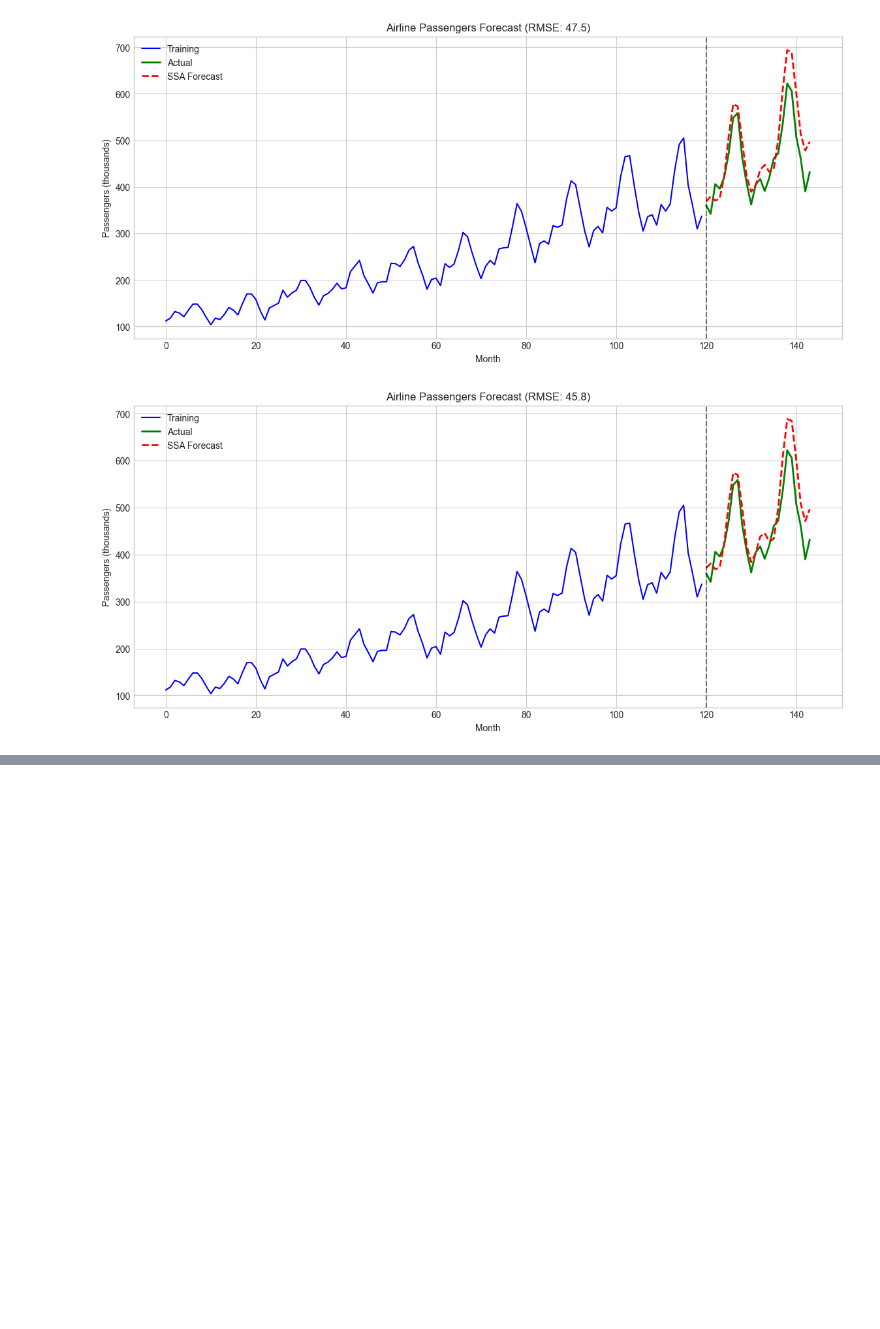
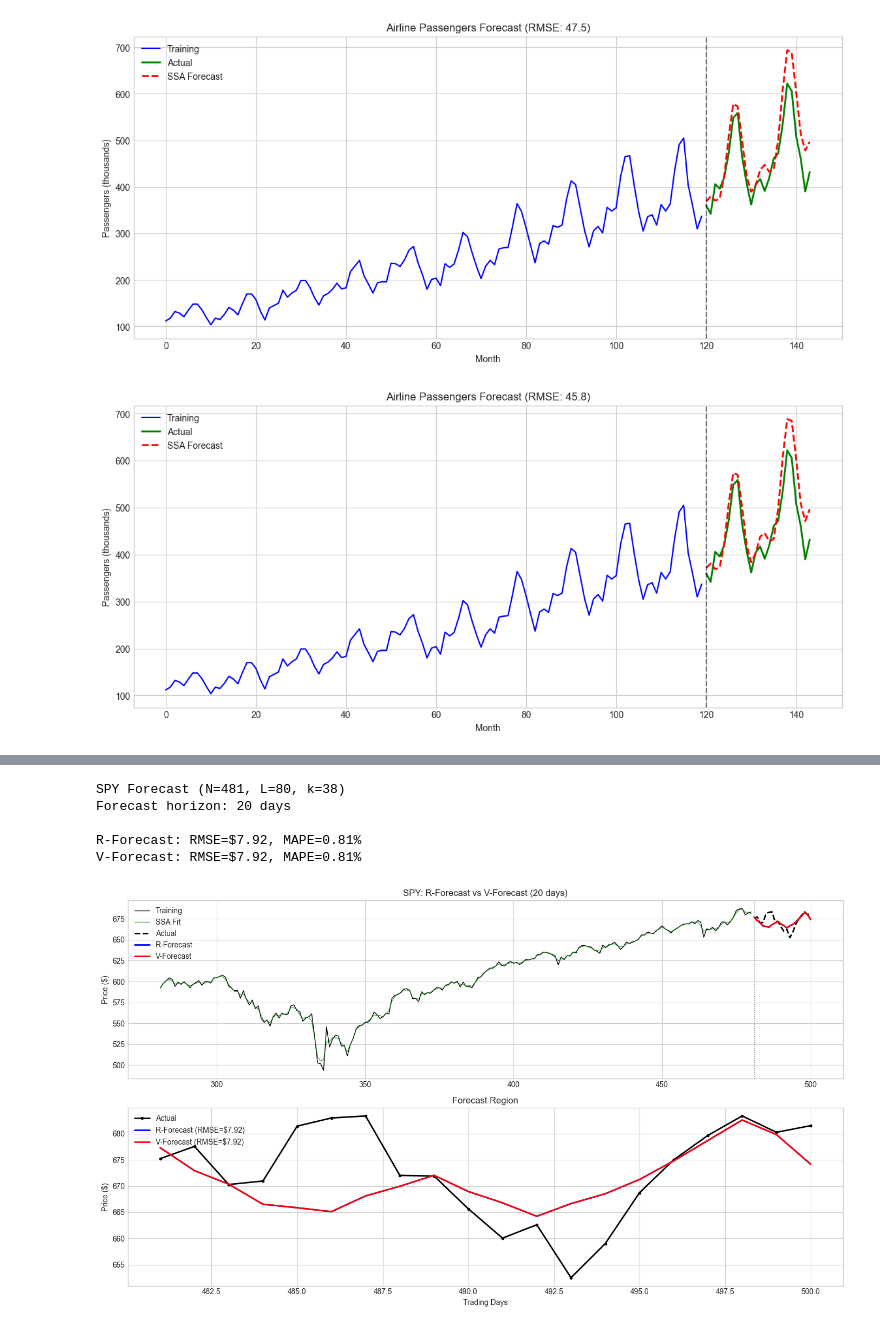
Before and after one commit to Tugbars/Singular-Spectrum-Analysis, a Jupyter notebook: MKL/py/ssa_demo.ipynb, the cells around one changed output, grey strips where cells are left out. Cells and saved outputs as stored; diff of their text form; code cells hidden in the pictures; blank space fills up the shorter version.

```diff
--- a/MKL/py/ssa_demo.ipynb
+++ b/MKL/py/ssa_demo.ipynb
@@ -684,0 +747,76 @@ Top 7 components: 99.6%
+# %%
+import yfinance as yf
+from ssa_wrapper import SSA
+
+# Download SPY data
+ticker = yf.Ticker("SPY")
+df = ticker.history(period="2y")
+prices = df['Close'].values
+
+N = len(prices)
+n_forecast = 20  # ~1 months ahead
+train_end = N - n_forecast
+x_train = prices[:train_end]
+x_true = prices[train_end:]
+
+# SSA decomposition
+L = 80  # ~6 months window
+k = 38
+ssa = SSA(x_train, L=L)
+ssa.decompose(k=k)
+
+group = list(range(k))
+reconstructed = ssa.reconstruct(group)
+
+# Forecast with both methods
+r_forecast = ssa.forecast(group, n_forecast)
+v_forecast = ssa.vforecast(group, n_forecast)
+
+# Compute errors
+def rmse(true, pred):
+    return np.sqrt(np.mean((true - pred)**2))
+
+def mape(true, pred):
+    return 100 * np.mean(np.abs((true - pred) / true))
+
+print(f"SPY Forecast (N={len(x_train)}, L={L}, k={k})")
+print(f"Forecast horizon: {n_forecast} days")
+print(f"\nR-Forecast: RMSE=${rmse(x_true, r_forecast):.2f}, MAPE={mape(x_true, r_forecast):.2f}%")
+print(f"V-Forecast: RMSE=${rmse(x_true, v_forecast):.2f}, MAPE={mape(x_true, v_forecast):.2f}%")
+
+# Plot
+fig, axes = plt.subplots(2, 1, figsize=(14, 8))
+
+t_train = np.arange(train_end)
+t_forecast = np.arange(train_end, N)
+
+# Full view
+axes[0].plot(t_train[-200:], x_train[-200:], 'k-', lw=1, label='Training')
+axes[0].plot(t_train[-200:], reconstructed[-200:], 'g-', lw=1, alpha=0.7, label='SSA Fit')
+axes[0].plot(t_forecast, x_true, 'k--', lw=2, label='Actual')
+axes[0].plot(t_forecast, r_forecast, 'b-', lw=2, label=f'R-Forecast')
+axes[0].plot(t_forecast, v_forecast, 'r-', lw=2, label=f'V-Forecast')
+axes[0].axvline(x=train_end, color='gray', linestyle=':', lw=1)
+axes[0].set_title(f'SPY: R-Forecast vs V-Forecast ({n_forecast} days)')
+axes[0].legend(loc='upper left')
+axes[0].set_ylabel('Price ($)')
+
+# Forecast region only
+axes[1].plot(t_forecast, x_true, 'ko-', lw=2, markersize=3, label='Actual')
+axes[1].plot(t_forecast, r_forecast, 'b-', lw=2, label=f'R-Forecast (RMSE=${rmse(x_true, r_forecast):.2f})')
+axes[1].plot(t_forecast, v_forecast, 'r-', lw=2, label=f'V-Forecast (RMSE=${rmse(x_true, v_forecast):.2f})')
+axes[1].set_title('Forecast Region')
+axes[1].legend(loc='upper left')
+axes[1].set_ylabel('Price ($)')
+axes[1].set_xlabel('Trading Days')
+
+plt.tight_layout()
+plt.savefig('forecast_finance.png', dpi=250, bbox_inches='tight')
+plt.show()
+# %% [output]
+SPY Forecast (N=481, L=80, k=38)
+Forecast horizon: 20 days
+
+R-Forecast: RMSE=$7.92, MAPE=0.81%
+V-Forecast: RMSE=$7.92, MAPE=0.81%
+[figure, added]
```
Also changed, not shown: parts of 11 cells of this notebook, 2 other files.
